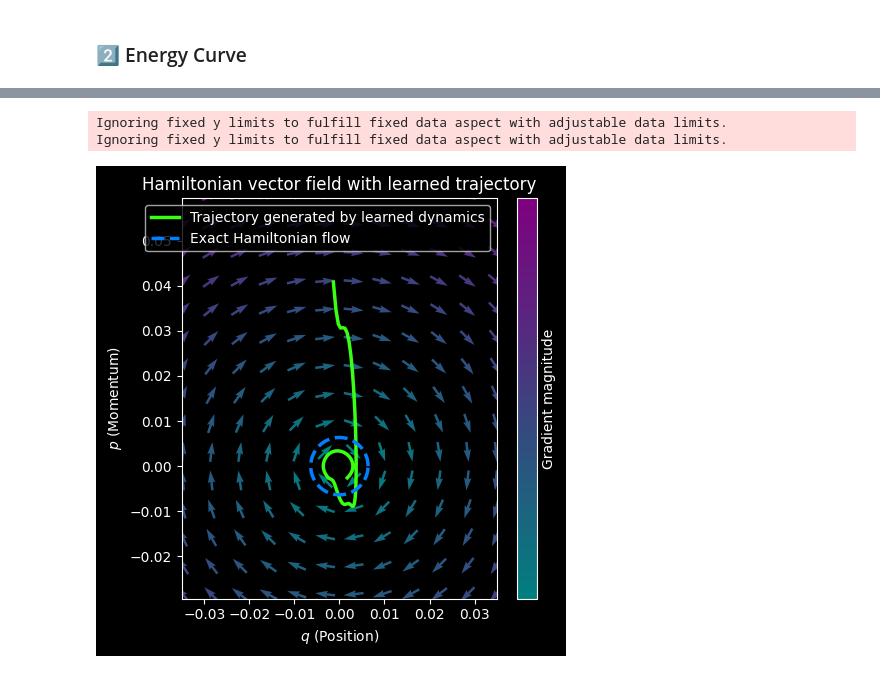
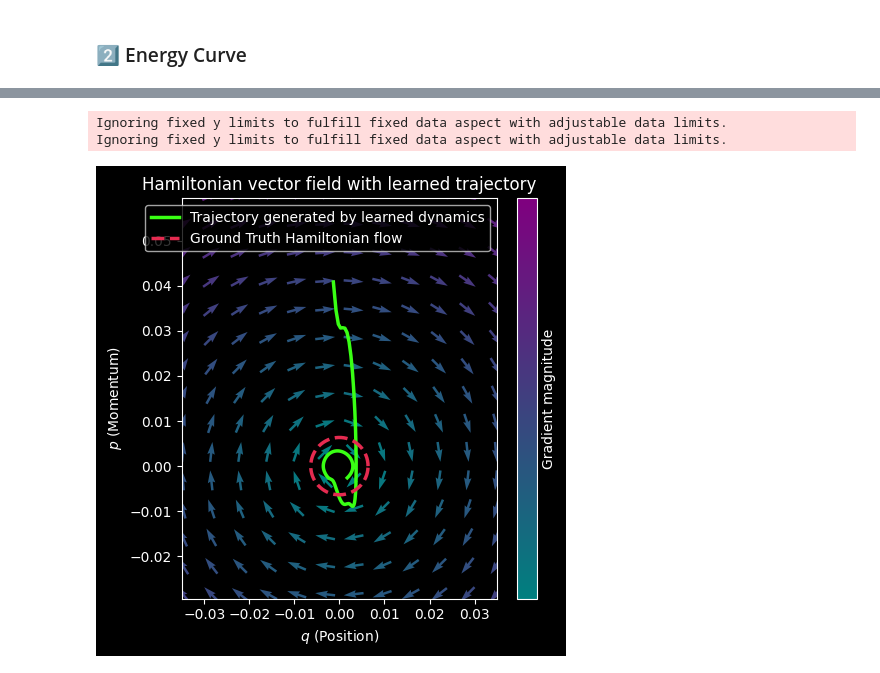
Before and after one commit to Scriber-Labs/lf-pinn-harmonic-oscillator, a Jupyter notebook: notebooks/demo.ipynb, the cells around one changed output, grey strips where cells are left out. Saved outputs shown, nothing was run; the diff lists cells and outputs as text; code cells hidden in the pictures.

```diff
--- a/notebooks/demo.ipynb
+++ b/notebooks/demo.ipynb
@@ -304,33 +380,33 @@ plt.plot(
     color="#39FF14",
     lw=2.5,
     label="Trajectory generated by learned dynamics"
 )
 
 # --- Ground Truth trajectory ---
 plt.plot(
     r*np.cos(theta)/omega,
     r*np.sin(theta),
     ls="--",
-    color="#007FFF",
+    color="#E52B50",
     lw=2.5,
-    label="Exact Hamiltonian flow"
+    label="Ground Truth Hamiltonian flow"
 )
 
 # 6. Final Formatting
 plt.xlabel(r"$q$ (Position)")
 plt.ylabel(r"$p$ (Momentum)")
 plt.title("Hamiltonian vector field with learned trajectory")
 plt.legend(frameon=True, loc='upper right')
 plt.axis("equal")
 
 # Set limits based on your existing scale
 plt.xlim(-0.035, 0.035)
 plt.ylim(-0.02, 0.05)
 
 plt.tight_layout()
 plt.savefig("../artifacts/phase_space_quiver.png", dpi=200)
 plt.show()
 # %% [output]
 Ignoring fixed y limits to fulfill fixed data aspect with adjustable data limits.
 Ignoring fixed y limits to fulfill fixed data aspect with adjustable data limits.
-[figure, old version]
+[figure, new version]
```
Also changed, not shown: parts of 8 cells of this notebook, 9 other files.
